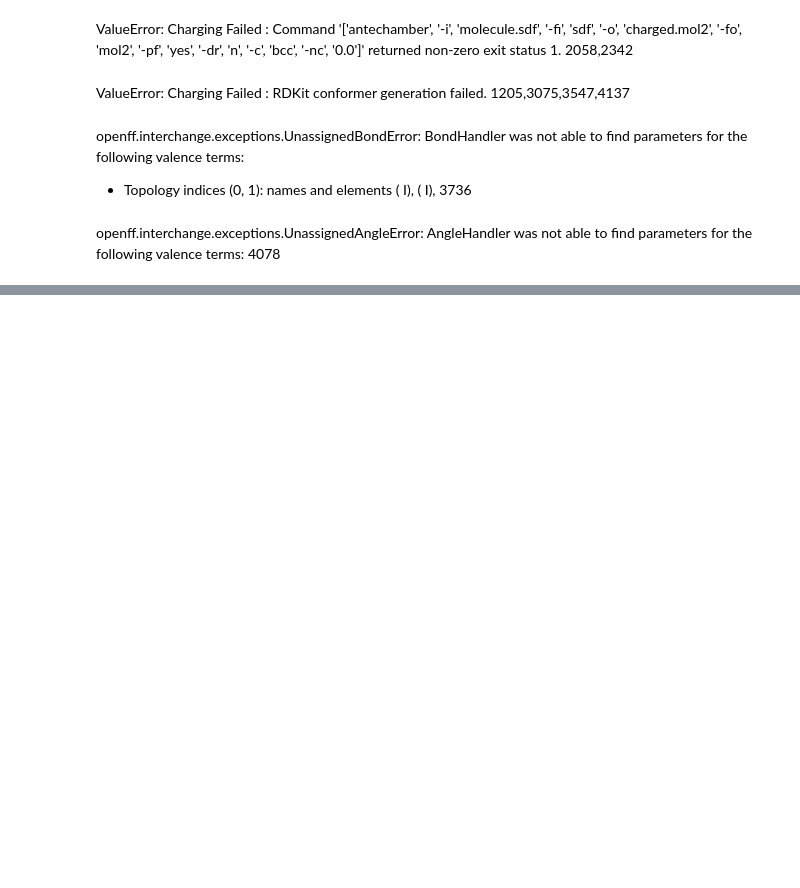
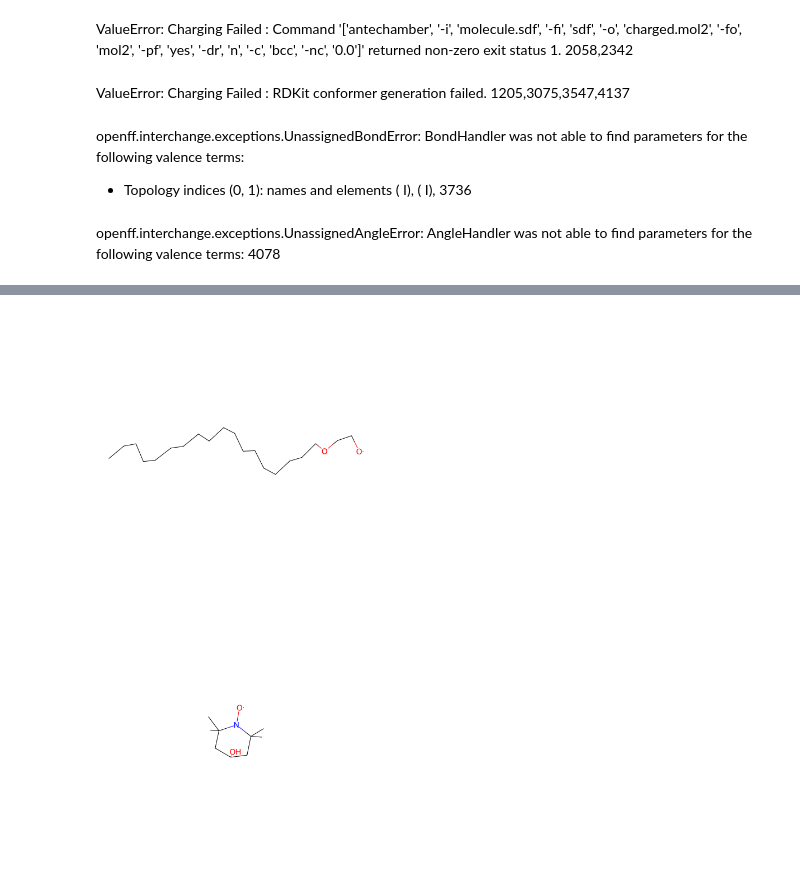
Before and after one commit to Cschiebroek/mdfptools, a Jupyter notebook: examples/data_analysis.ipynb, the cells around one changed output, grey strips where cells are left out. Drawn from its saved outputs; the diff is of its cells as text; code cells hidden in the pictures; blank space fills up the shorter version.

```diff
--- a/examples/data_analysis.ipynb
+++ b/examples/data_analysis.ipynb
@@ -825,0 +868,9 @@ ModuleNotFoundError: No module named 'mdfptools'
+# %%
+#lets look at the radicals error; get confids 1816,1416
+cur.execute("SELECT * FROM conformers WHERE conf_id IN %s", (tuple([1816,1416]),))
+conformers = cur.fetchall()
+molblocks = [x[3] for x in conformers]
+mols = [Chem.MolFromMolBlock(x) for x in molblocks]
+Draw.MolsToGridImage(mols, molsPerRow=1,subImgSize=(1000,1000))
+# %% [output]
+[figure, added]
```
Also changed, not shown: parts of 23 cells of this notebook, 5 other files.
